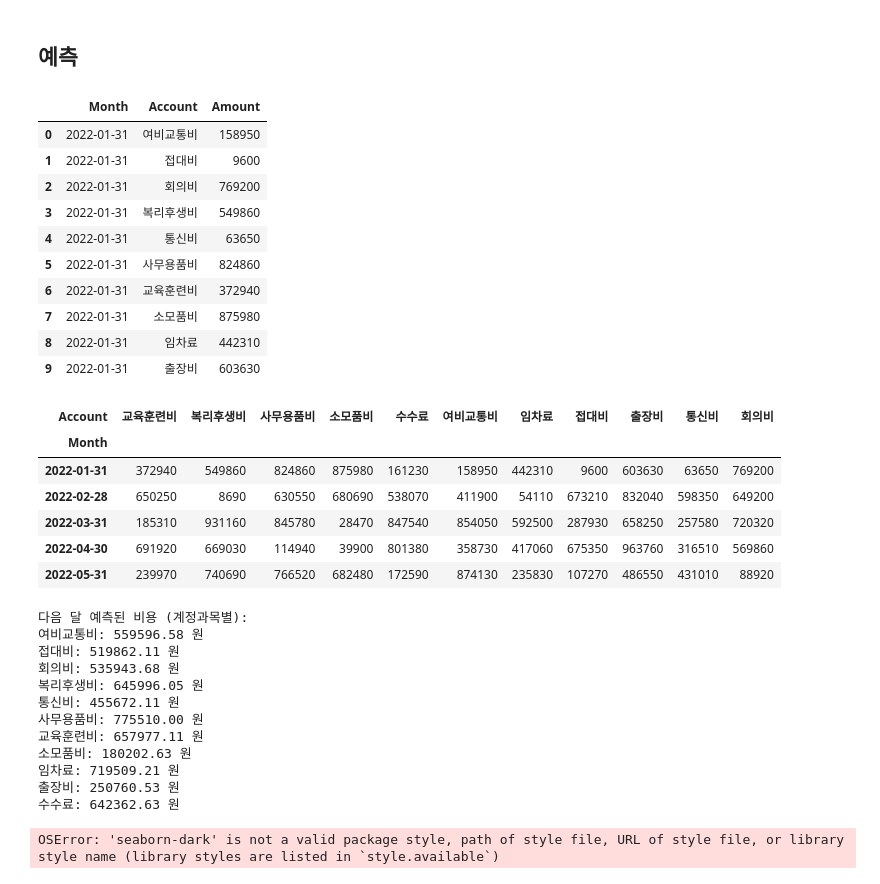
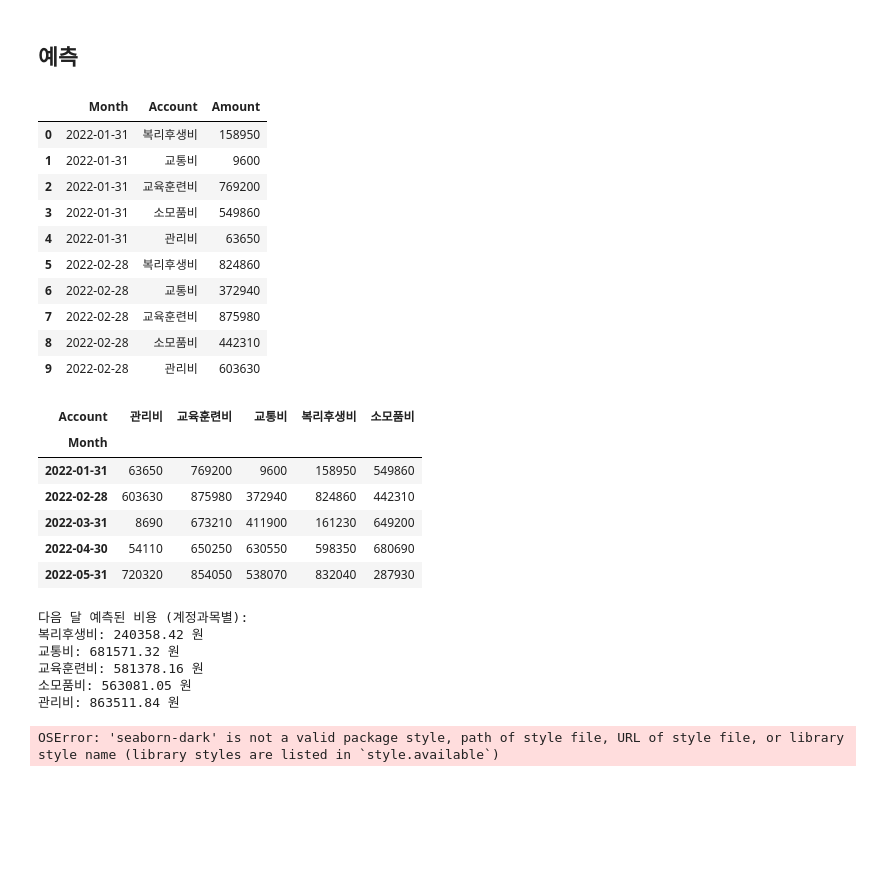
Before and after one commit to KXEN1/Graduation-work, a Jupyter notebook: 예측.ipynb, the cells around one changed output. Cells and saved outputs as stored; diff of their text form; code cells hidden in the pictures; blank space fills up the shorter version.

```diff
--- a/예측.ipynb
+++ b/예측.ipynb
@@ -3,50 +3,50 @@
 # %%
 import numpy as np
 import pandas as pd
 
 # 시드 설정
 np.random.seed(42)
 
 # 데이터 생성
 months = pd.date_range(start='2022-01-01', periods=24, freq='M')  # 24개월간의 데이터
-account_categories = ['여비교통비', '접대비', '회의비', '복리후생비', '통신비', '사무용품비', '교육훈련비', '소모품비', '임차료', '출장비', '수수료']  # 계정과목 리스트
+account_categories = ['복리후생비', '교통비', '교육훈련비', '소모품비', '관리비']  # 계정과목 리스트
 
 # 각 금액을 10의 배수로 생성하도록 조정
 data = {
     'Month': np.repeat(months, len(account_categories)),
     'Account': account_categories * len(months),
     'Amount': np.random.randint(100, 100000, size=len(months) * len(account_categories)) * 10  # 10,000원에서 1,000,000원 사이의 랜덤 금액
 }
 
 # 데이터프레임 생성
 df = pd.DataFrame(data)
 
 # 상위 10개 레코드 출력
 df.head(10)
 # %% [output]
 |  | Month | Account | Amount |
-| 0 | 2022-01-31 | 여비교통비 | 158950 |
-| 1 | 2022-01-31 | 접대비 | 9600 |
-| 2 | 2022-01-31 | 회의비 | 769200 |
-| 3 | 2022-01-31 | 복리후생비 | 549860 |
-| 4 | 2022-01-31 | 통신비 | 63650 |
-| 5 | 2022-01-31 | 사무용품비 | 824860 |
-| 6 | 2022-01-31 | 교육훈련비 | 372940 |
-| 7 | 2022-01-31 | 소모품비 | 875980 |
-| 8 | 2022-01-31 | 임차료 | 442310 |
-| 9 | 2022-01-31 | 출장비 | 603630 |
+| 0 | 2022-01-31 | 복리후생비 | 158950 |
+| 1 | 2022-01-31 | 교통비 | 9600 |
+| 2 | 2022-01-31 | 교육훈련비 | 769200 |
+| 3 | 2022-01-31 | 소모품비 | 549860 |
+| 4 | 2022-01-31 | 관리비 | 63650 |
+| 5 | 2022-02-28 | 복리후생비 | 824860 |
+| 6 | 2022-02-28 | 교통비 | 372940 |
+| 7 | 2022-02-28 | 교육훈련비 | 875980 |
+| 8 | 2022-02-28 | 소모품비 | 442310 |
+| 9 | 2022-02-28 | 관리비 | 603630 |
 # %%
 # 월별 계정과목별 총 금액 집계
 df_pivot = df.pivot_table(index='Month', columns='Account', values='Amount', aggfunc='sum').fillna(0)
 df_pivot.head()
 # %% [output]
-| Account | 교육훈련비 | 복리후생비 | 사무용품비 | 소모품비 | 수수료 | 여비교통비 | 임차료 | 접대비 | 출장비 | 통신비 | 회의비 |
-| Month |  |  |  |  |  |  |  |  |  |  |  |
-| 2022-01-31 | 372940 | 549860 | 824860 | 875980 | 161230 | 158950 | 442310 | 9600 | 603630 | 63650 | 769200 |
-| 2022-02-28 | 650250 | 8690 | 630550 | 680690 | 538070 | 411900 | 54110 | 673210 | 832040 | 598350 | 649200 |
-| 2022-03-31 | 185310 | 931160 | 845780 | 28470 | 847540 | 854050 | 592500 | 287930 | 658250 | 257580 | 720320 |
-| 2022-04-30 | 691920 | 669030 | 114940 | 39900 | 801380 | 358730 | 417060 | 675350 | 963760 | 316510 | 569860 |
-| 2022-05-31 | 239970 | 740690 | 766520 | 682480 | 172590 | 874130 | 235830 | 107270 | 486550 | 431010 | 88920 |
+| Account | 관리비 | 교육훈련비 | 교통비 | 복리후생비 | 소모품비 |
+| Month |  |  |  |  |  |
+| 2022-01-31 | 63650 | 769200 | 9600 | 158950 | 549860 |
+| 2022-02-28 | 603630 | 875980 | 372940 | 824860 | 442310 |
+| 2022-03-31 | 8690 | 673210 | 411900 | 161230 | 649200 |
+| 2022-04-30 | 54110 | 650250 | 630550 | 598350 | 680690 |
+| 2022-05-31 | 720320 | 854050 | 538070 | 832040 | 287930 |
 # %%
 # 회귀 분석
 from sklearn.linear_model import LinearRegression
@@ -75,17 +75,11 @@ for account, amount in predictions.items():
     print(f"{account}: {amount:.2f} 원")
 # %% [output]
 다음 달 예측된 비용 (계정과목별):
-여비교통비: 559596.58 원
-접대비: 519862.11 원
-회의비: 535943.68 원
-복리후생비: 645996.05 원
-통신비: 455672.11 원
-사무용품비: 775510.00 원
-교육훈련비: 657977.11 원
-소모품비: 180202.63 원
-임차료: 719509.21 원
-출장비: 250760.53 원
-수수료: 642362.63 원
+복리후생비: 240358.42 원
+교통비: 681571.32 원
+교육훈련비: 581378.16 원
+소모품비: 563081.05 원
+관리비: 863511.84 원
 # %%
 ########## 시각화 ###########
 import numpy as np
```
Also changed, not shown: parts of 1 cell of this notebook.
